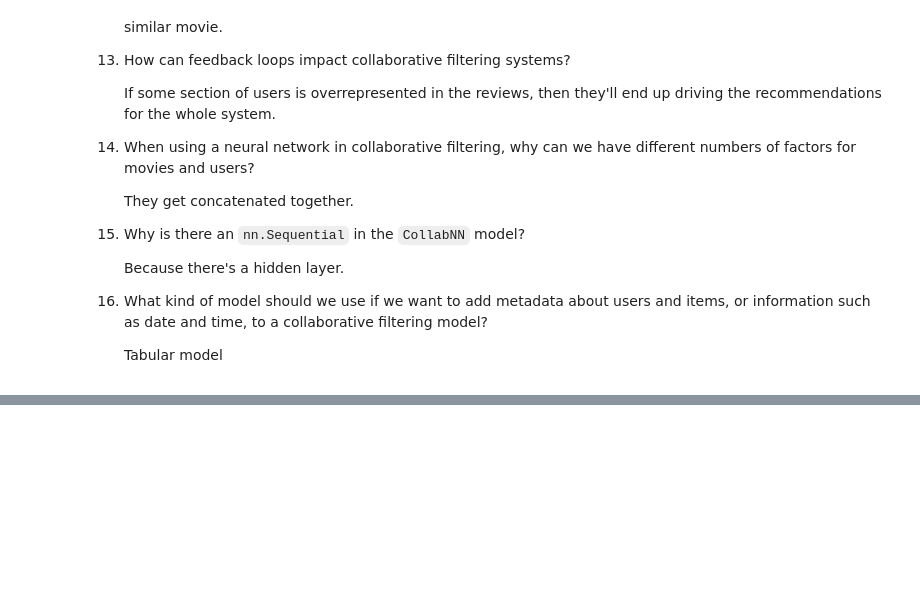
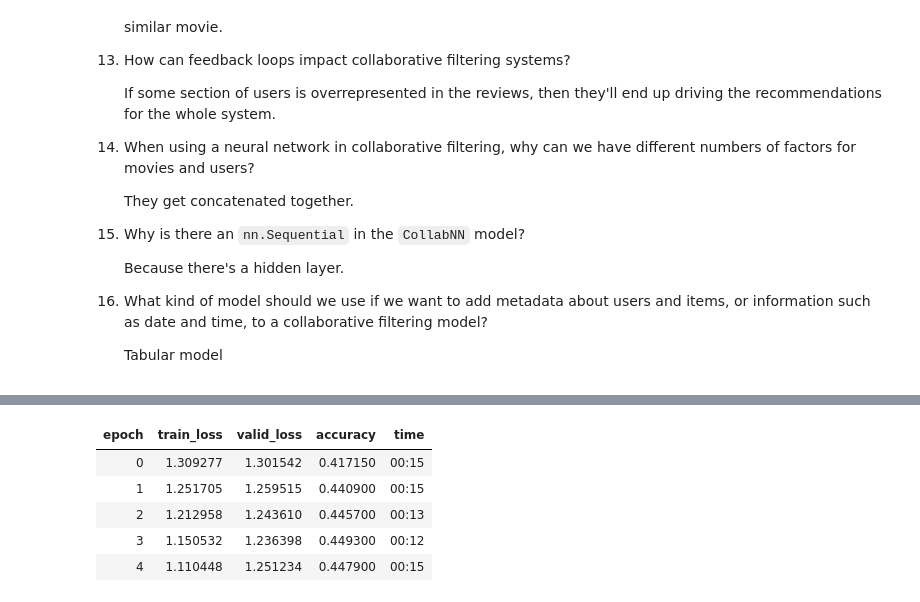
Before and after one commit to murphybrendan/fastbook, a Jupyter notebook: 08_collab.ipynb, the cells around one changed output, grey strips where cells are left out. Cells and saved outputs as stored; diff of their text form; code cells hidden in the pictures; blank space fills up the shorter version.

```diff
--- a/08_collab.ipynb
+++ b/08_collab.ipynb
@@ -780,0 +919,9 @@ class DotProduct:
+# %%
+ce_learn.fit_one_cycle(5, 5e-3)
+# %% [output]
+| epoch | train_loss | valid_loss | accuracy | time |
+| 0 | 1.309277 | 1.301542 | 0.417150 | 00:15 |
+| 1 | 1.251705 | 1.259515 | 0.440900 | 00:15 |
+| 2 | 1.212958 | 1.243610 | 0.445700 | 00:13 |
+| 3 | 1.150532 | 1.236398 | 0.449300 | 00:12 |
+| 4 | 1.110448 | 1.251234 | 0.447900 | 00:15 |
```
Also changed, not shown: parts of 23 cells of this notebook, 2 other files.
